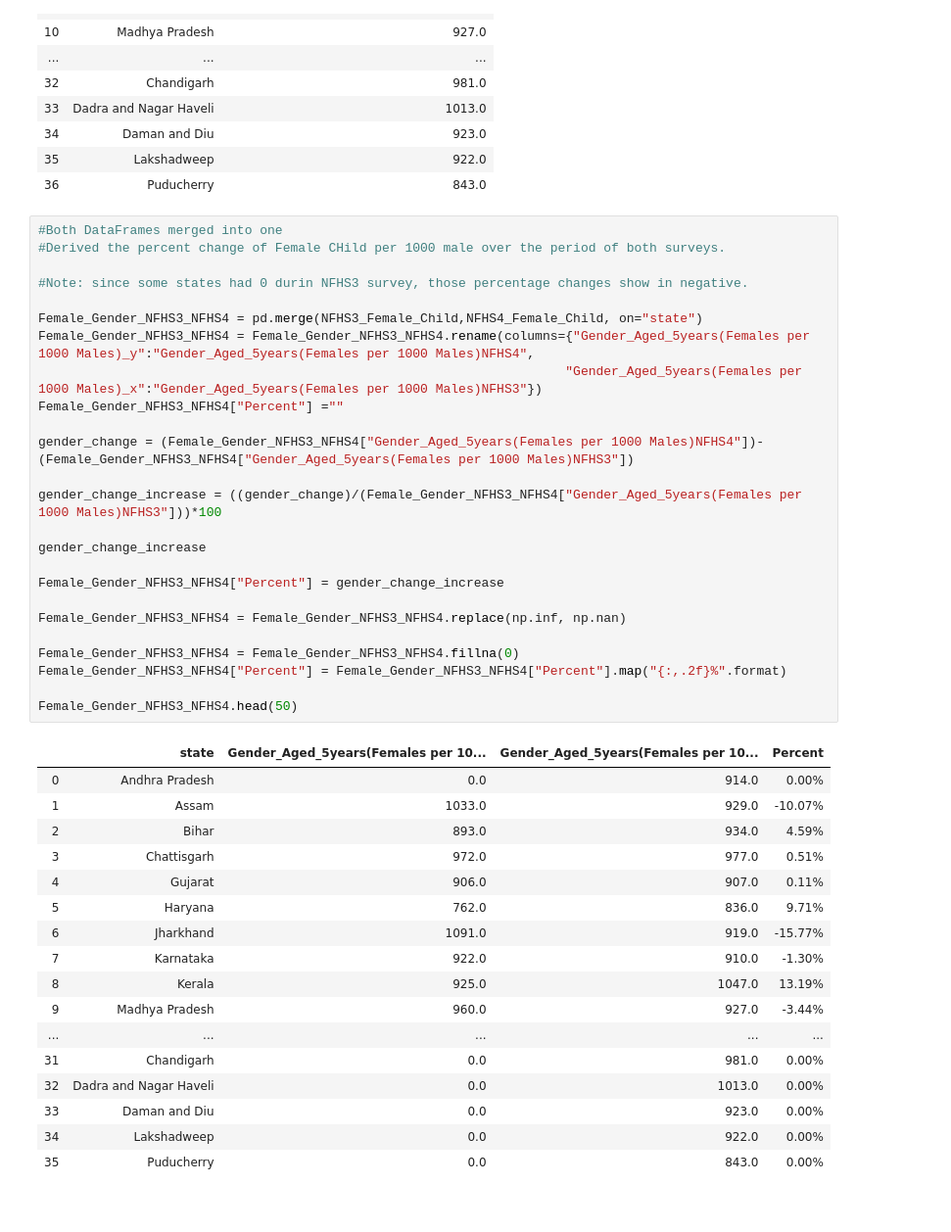
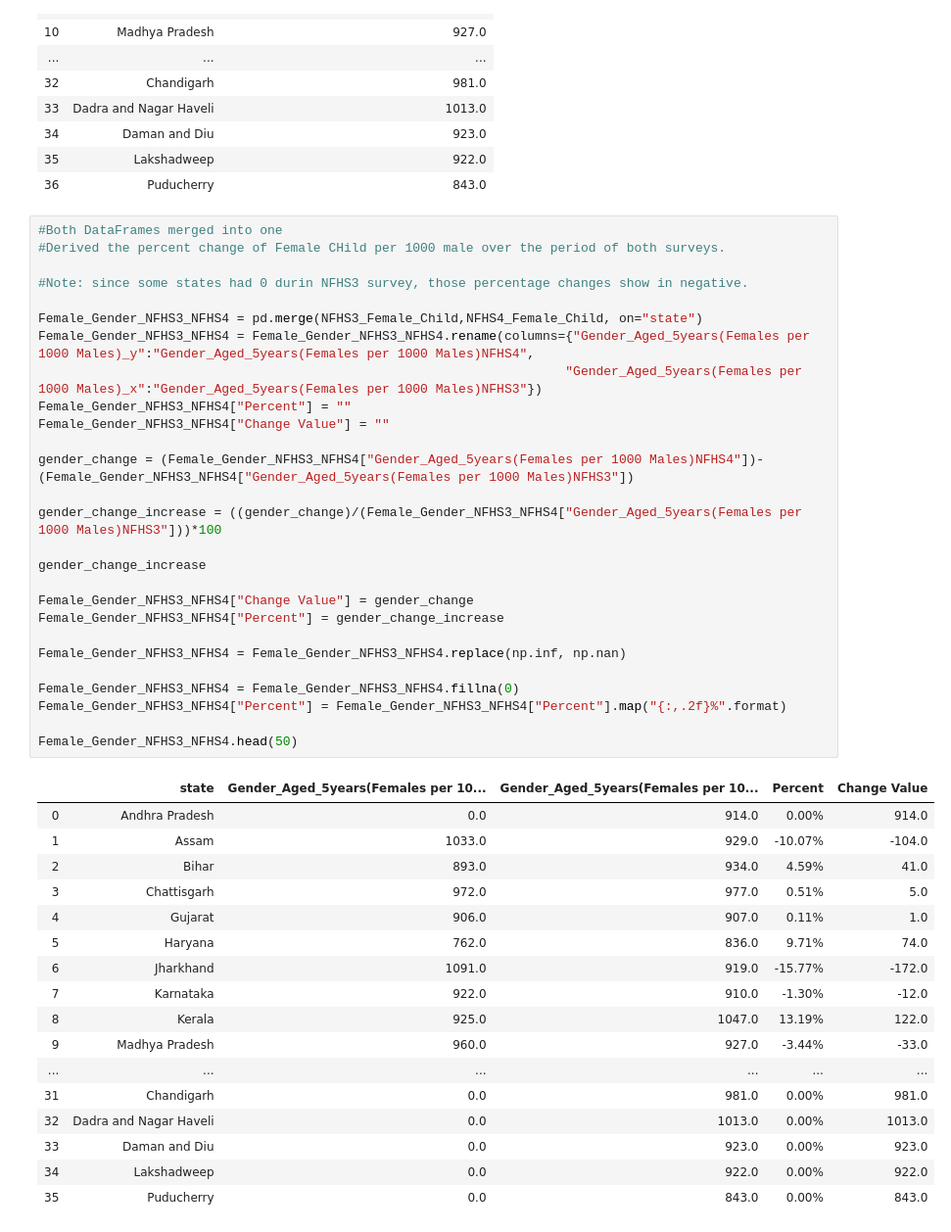
Before and after one commit to narayanan-nithya/Group_Project_Nutritional_Analysis_Of_Children_Under_Age_5, a Jupyter notebook: Nutritional_Data_Analysis.ipynb, the cells around one changed output. Shown at 98% size. Drawn from its saved outputs; the diff is of its cells as text.

```diff
--- a/Nutritional_Data_Analysis.ipynb
+++ b/Nutritional_Data_Analysis.ipynb
@@ -636,43 +647,45 @@ NFHS4_Female_Child.head(50)
 # %%
 #Both DataFrames merged into one
 #Derived the percent change of Female CHild per 1000 male over the period of both surveys.
 
 #Note: since some states had 0 durin NFHS3 survey, those percentage changes show in negative.
 
 Female_Gender_NFHS3_NFHS4 = pd.merge(NFHS3_Female_Child,NFHS4_Female_Child, on="state")
 Female_Gender_NFHS3_NFHS4 = Female_Gender_NFHS3_NFHS4.rename(columns={"Gender_Aged_5years(Females per 1000 Males)_y":"Gender_Aged_5years(Females per 1000 Males)NFHS4",
                                                                      "Gender_Aged_5years(Females per 1000 Males)_x":"Gender_Aged_5years(Females per 1000 Males)NFHS3"})
-Female_Gender_NFHS3_NFHS4["Percent"] =""
+Female_Gender_NFHS3_NFHS4["Percent"] = ""
+Female_Gender_NFHS3_NFHS4["Change Value"] = ""
 
 gender_change = (Female_Gender_NFHS3_NFHS4["Gender_Aged_5years(Females per 1000 Males)NFHS4"])- (Female_Gender_NFHS3_NFHS4["Gender_Aged_5years(Females per 1000 Males)NFHS3"])
 
 gender_change_increase = ((gender_change)/(Female_Gender_NFHS3_NFHS4["Gender_Aged_5years(Females per 1000 Males)NFHS3"]))*100
 
 gender_change_increase
 
+Female_Gender_NFHS3_NFHS4["Change Value"] = gender_change
 Female_Gender_NFHS3_NFHS4["Percent"] = gender_change_increase
 
 Female_Gender_NFHS3_NFHS4 = Female_Gender_NFHS3_NFHS4.replace(np.inf, np.nan)
 
 Female_Gender_NFHS3_NFHS4 = Female_Gender_NFHS3_NFHS4.fillna(0)
 Female_Gender_NFHS3_NFHS4["Percent"] = Female_Gender_NFHS3_NFHS4["Percent"].map("{:,.2f}%".format)
 
 Female_Gender_NFHS3_NFHS4.head(50)
 # %% [output]
-|  | state | Gender_Aged_5years(Females per 10... | Gender_Aged_5years(Females per 10... | Percent |
-| 0 | Andhra Pradesh | 0.0 | 914.0 | 0.00% |
-| 1 | Assam | 1033.0 | 929.0 | -10.07% |
-| 2 | Bihar | 893.0 | 934.0 | 4.59% |
-| 3 | Chattisgarh | 972.0 | 977.0 | 0.51% |
-| 4 | Gujarat | 906.0 | 907.0 | 0.11% |
-| 5 | Haryana | 762.0 | 836.0 | 9.71% |
-| 6 | Jharkhand | 1091.0 | 919.0 | -15.77% |
-| 7 | Karnataka | 922.0 | 910.0 | -1.30% |
-| 8 | Kerala | 925.0 | 1047.0 | 13.19% |
-| 9 | Madhya Pradesh | 960.0 | 927.0 | -3.44% |
-| ... | ... | ... | ... | ... |
-| 31 | Chandigarh | 0.0 | 981.0 | 0.00% |
-| 32 | Dadra and Nagar Haveli | 0.0 | 1013.0 | 0.00% |
-| 33 | Daman and Diu | 0.0 | 923.0 | 0.00% |
-| 34 | Lakshadweep | 0.0 | 922.0 | 0.00% |
-| 35 | Puducherry | 0.0 | 843.0 | 0.00% |
+|  | state | Gender_Aged_5years(Females per 10... | Gender_Aged_5years(Females per 10... | Percent | Change Value |
+| 0 | Andhra Pradesh | 0.0 | 914.0 | 0.00% | 914.0 |
+| 1 | Assam | 1033.0 | 929.0 | -10.07% | -104.0 |
+| 2 | Bihar | 893.0 | 934.0 | 4.59% | 41.0 |
+| 3 | Chattisgarh | 972.0 | 977.0 | 0.51% | 5.0 |
+| 4 | Gujarat | 906.0 | 907.0 | 0.11% | 1.0 |
+| 5 | Haryana | 762.0 | 836.0 | 9.71% | 74.0 |
+| 6 | Jharkhand | 1091.0 | 919.0 | -15.77% | -172.0 |
+| 7 | Karnataka | 922.0 | 910.0 | -1.30% | -12.0 |
+| 8 | Kerala | 925.0 | 1047.0 | 13.19% | 122.0 |
+| 9 | Madhya Pradesh | 960.0 | 927.0 | -3.44% | -33.0 |
+| ... | ... | ... | ... | ... | ... |
+| 31 | Chandigarh | 0.0 | 981.0 | 0.00% | 981.0 |
+| 32 | Dadra and Nagar Haveli | 0.0 | 1013.0 | 0.00% | 1013.0 |
+| 33 | Daman and Diu | 0.0 | 923.0 | 0.00% | 923.0 |
+| 34 | Lakshadweep | 0.0 | 922.0 | 0.00% | 922.0 |
+| 35 | Puducherry | 0.0 | 843.0 | 0.00% | 843.0 |
```
Also changed, not shown: parts of 6 cells of this notebook.
